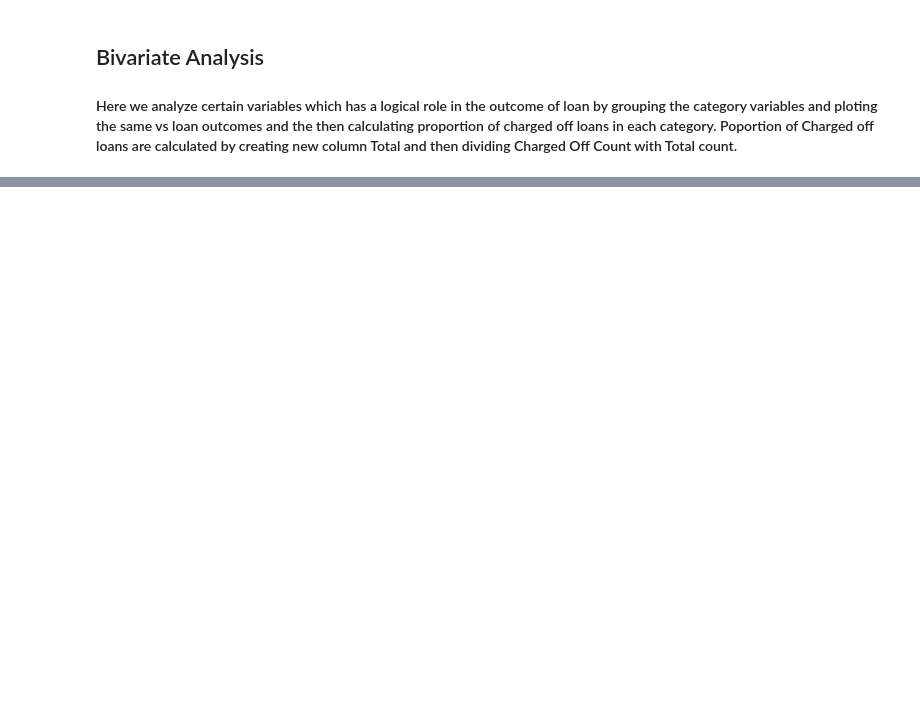
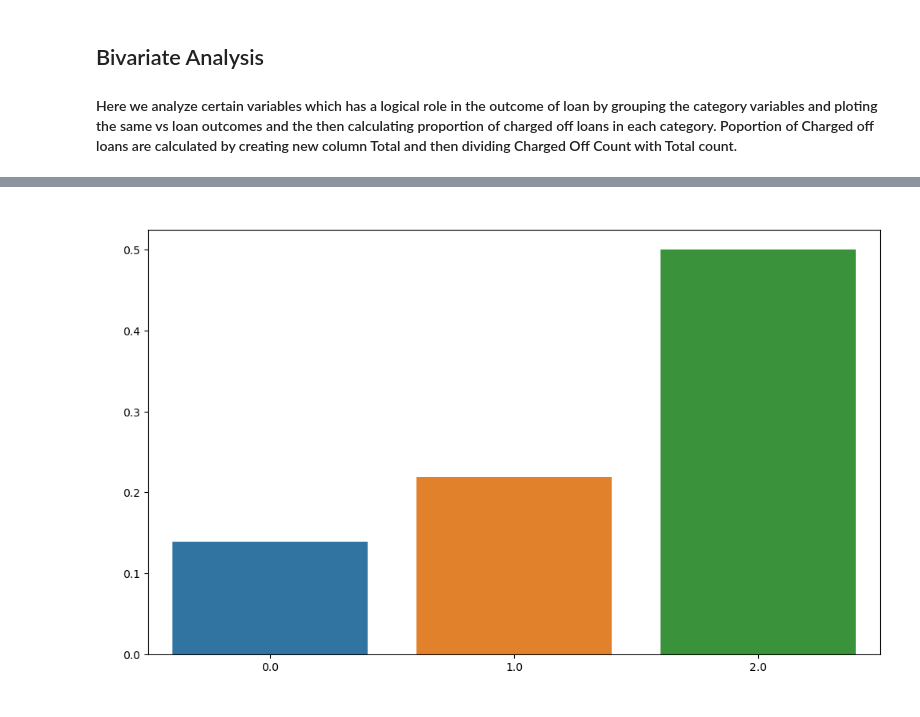
Before and after one commit to Varunmr88/Lending_Club_Case_Study, a Jupyter notebook: Case Study.ipynb, the cells around one changed output, grey strips where cells are left out. Cells and saved outputs as stored; diff of their text form; code cells hidden in the pictures; blank space fills up the shorter version.

```diff
--- a/Case Study.ipynb
+++ b/Case Study.ipynb
@@ -488,31 +487,33 @@ plt.show()
 # %%
 # Bivariate Analysis on pub_rec_bankruptcies against Chargedoff_Proportion
 
 bankruptcies_vs_loan = data.groupby(['pub_rec_bankruptcies', 'loan_status']).loan_status.count().unstack().fillna(0).reset_index()
-bankruptcies_vs_loan['Total']=bankruptcies_vs_loan['Charged Off']+bankruptcies_vs_loan['Current']+bankruptcies_vs_loan['Fully Paid']
+bankruptcies_vs_loan['Total']=bankruptcies_vs_loan['Charged Off']+bankruptcies_vs_loan['Fully Paid']
 bankruptcies_vs_loan['Chargedoff_Proportion'] = bankruptcies_vs_loan['Charged Off'] / bankruptcies_vs_loan['Total']
 bankruptcies_vs_loan.sort_values('Chargedoff_Proportion', ascending=False)
 
 # Observations:
 # Those who already have pub_rec_bankruptcies value 1, have charged off proportion higher than who have no pub_rec_bankruptcies.
 # pub_rec_bankruptcies count 2 has even higher charged off proportion but those numbers are not significant to decide.
 # Not known is the column for which we don't have any information abount borrower.
 # This also makes sense that who has defaulted before has more chances of dafaulting in future as well.
 
 # Lets draw bar plots on data calculated above. Try to visualize the pattern to understand the data better.
 
 fig, ax1 = plt.subplots(figsize=(12, 7))
 ax1.set_title('Public Bankruptcy Records vs Chargedoff Proportion',fontsize=15,color='w')
 ax1=sns.barplot(x='pub_rec_bankruptcies', y='Chargedoff_Proportion', data=bankruptcies_vs_loan)
 ax1.set_xlabel('Public Bankruptcy Records',fontsize=14,color='w')
 ax1.set_ylabel('Chargedoff Proportion',fontsize=14,color = 'w')
 plt.show()
 
 # Observations:
 # Those who already have pub_rec_bankruptcies value 1, have charged off proportion higher than who have no pub_rec_bankruptcies.
 # pub_rec_bankruptcies count 2 has even higher charged off proportion but those numbers are not significant to decide.
 # Not known is the column for which we don't have any information abount borrower.
 # This also makes sense that who has defaulted before has more chances of dafaulting in future as well.
+# %% [output]
+[figure, added]
 # %%
 # Bivariate Analysis - Puprose of loan vs Loan amount
 # Box Plot
```
Also changed, not shown: parts of 38 cells of this notebook, 1 other file.
